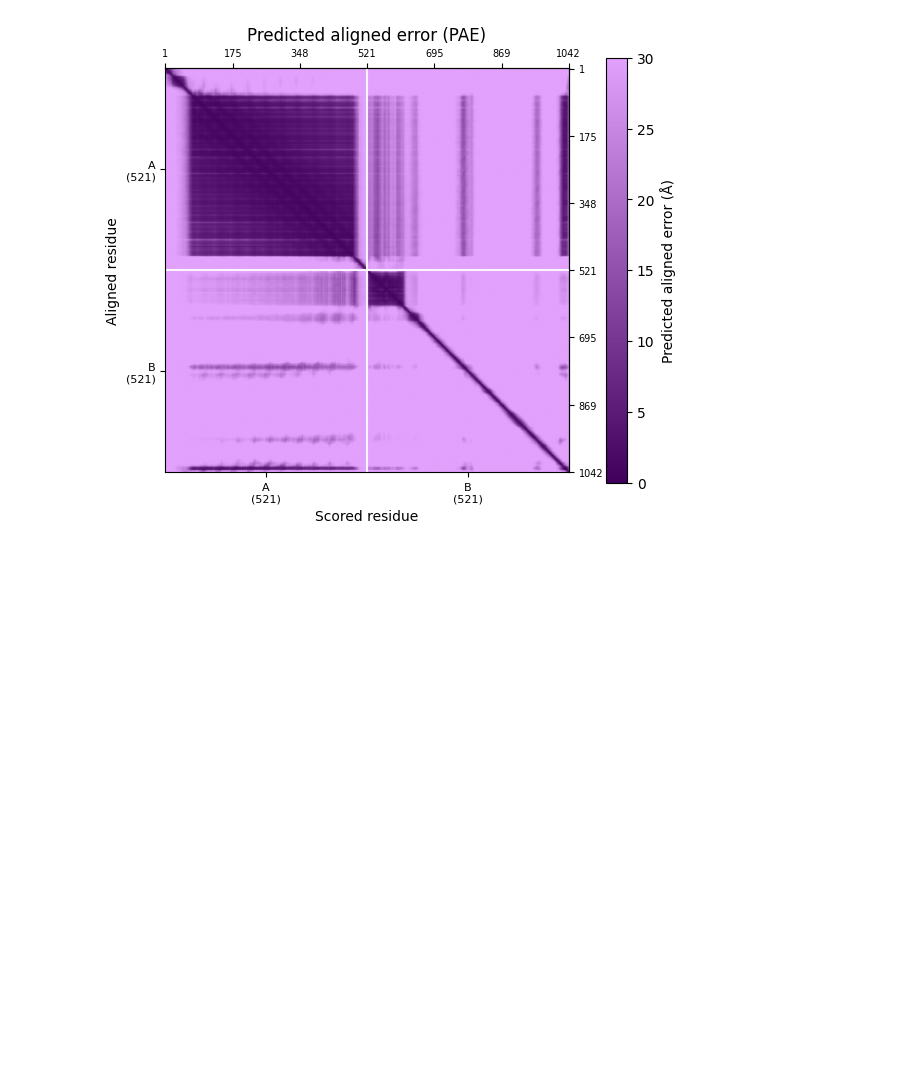
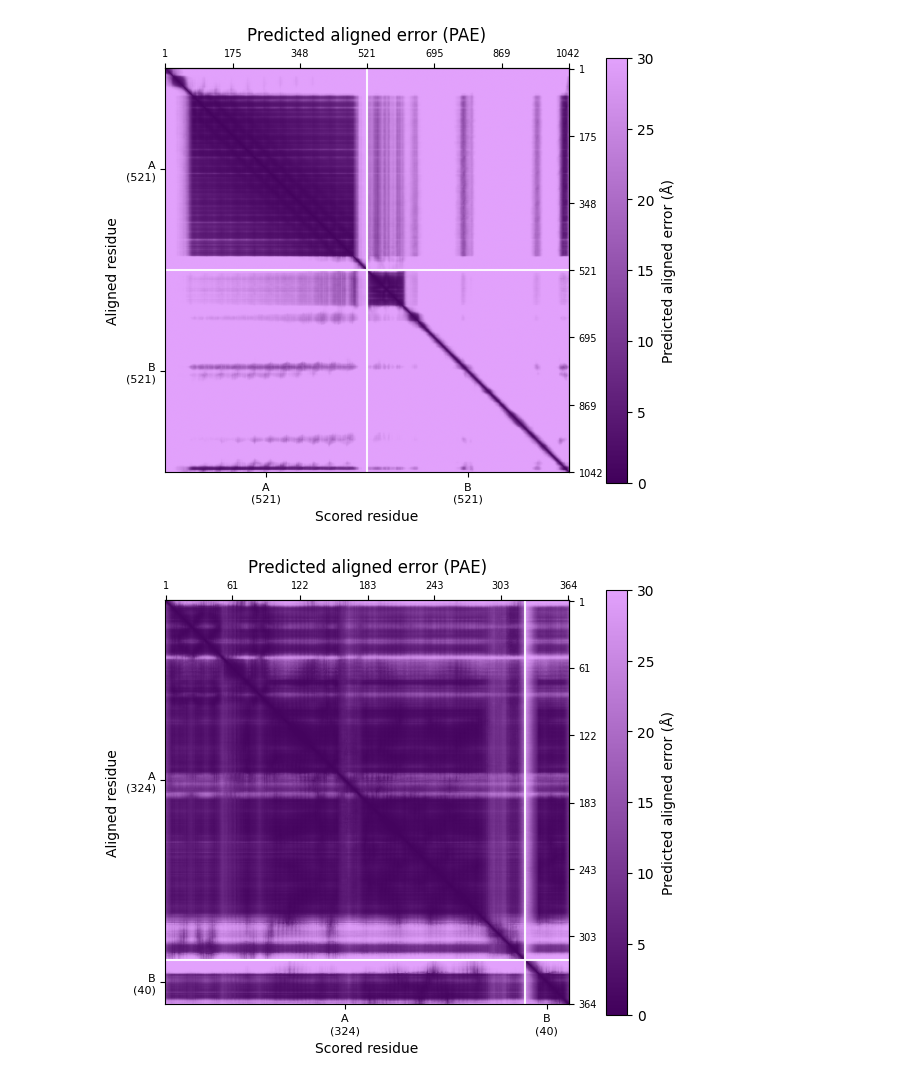
Before and after one commit to mebaier/AF3-eval-arm-tf, a Jupyter notebook: src/production1/plot_pae.ipynb, the cells around one changed output. Cells and saved outputs as stored; diff of their text form; code cells hidden in the pictures; blank space fills up the shorter version.

```diff
--- a/src/production1/plot_pae.ipynb
+++ b/src/production1/plot_pae.ipynb
@@ -102,31 +102,41 @@ def plot_pae(json_file, out_file="pae_plot.png"):
     top_ax.set_xticks(positions)
     top_ax.set_xticklabels(labels, fontsize=7, rotation=0)
     right_ax.set_yticks(positions)
     right_ax.set_yticklabels(labels, fontsize=7)
 
     ax.set_xlabel("Scored residue")
     ax.set_ylabel("Aligned residue")
     ax.set_title("Predicted aligned error (PAE)")
 
     plt.tight_layout()
     plt.savefig(out_file, dpi=300)
     plt.show()
 
 
 # Define list of input/output file pairs
 file_pairs = [
     ("/home/markus/MPI_local/HPC_results_full/production2/production2/batch_9/4n3a/4n3a/4n3a_confidences.json",
      '/home/markus/Desktop/Thesis/4n3a_pae_plot.png'),
     ("/home/markus/MPI_local/HPC_results_full/production2/production2/batch_9/7f15/7f15/7f15_confidences.json",
      '/home/markus/Desktop/Thesis/7f15_pae_plot.png'),
     ("/home/markus/MPI_local/data/plotting/o00629_1-521_q14814_1-521/o00629_1-521_q14814_1-521/o00629_1-521_q14814_1-521_confidences.json",
-     '/home/markus/Desktop/Thesis/o00629_1-521_q14814_1-521_pae_plot.png')
+     '/home/markus/Desktop/Thesis/o00629_1-521_q14814_1-521_pae_plot.png'),
+    ("/home/markus/MPI_local/data/plotting/2rfe_a_e_confidences.json",
+     '/home/markus/Desktop/Thesis/2rfe_pae_plot.png'),
+
+    ("/home/markus/MPI_local//plotting/2rfe_a_e_confidences.json",
+     '/home/markus/Desktop/Thesis/2rfe_pae_plot.png'),
+    ("/home/markus/MPI_local/data/plotting/2rfe_a_e_confidences.json",
+     '/home/markus/Desktop/Thesis/2rfe_pae_plot.png'),
+    ("/home/markus/MPI_local/data/plotting/2rfe_a_e_confidences.json",
+     '/home/markus/Desktop/Thesis/2rfe_pae_plot.png')
 ]
 
 # Generate all plots
 for infile, outfile in file_pairs:
     plot_pae(infile, outfile)
 # %% [output]
 [figure]
 [figure]
 [figure]
+[figure, added]
```
Also changed, not shown: 2 other files.
